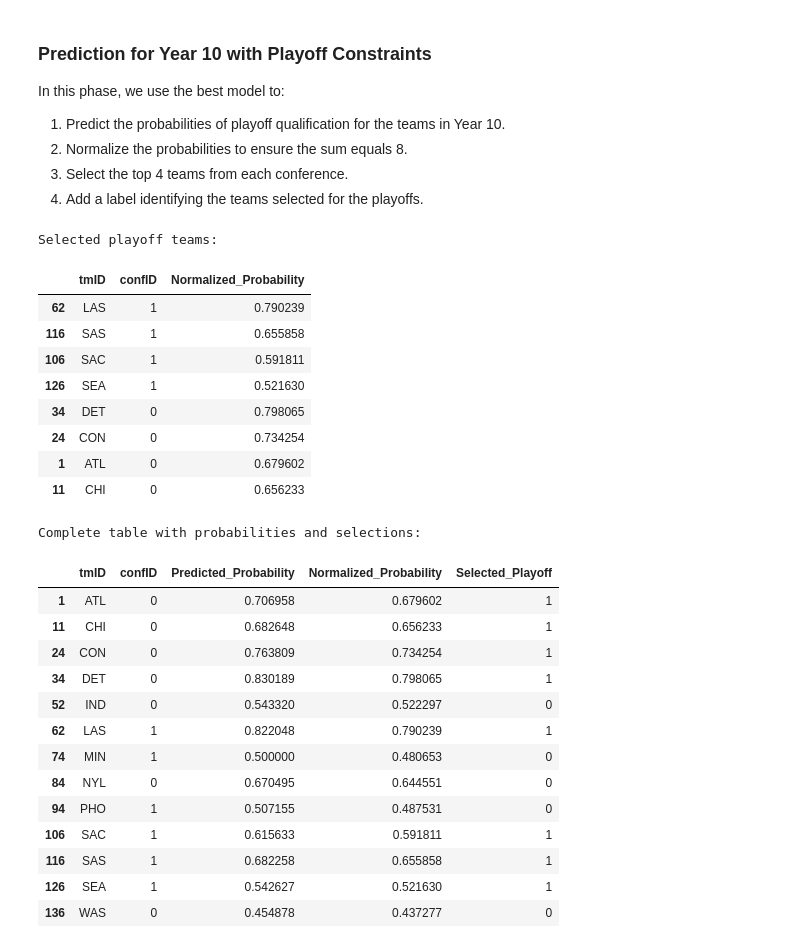
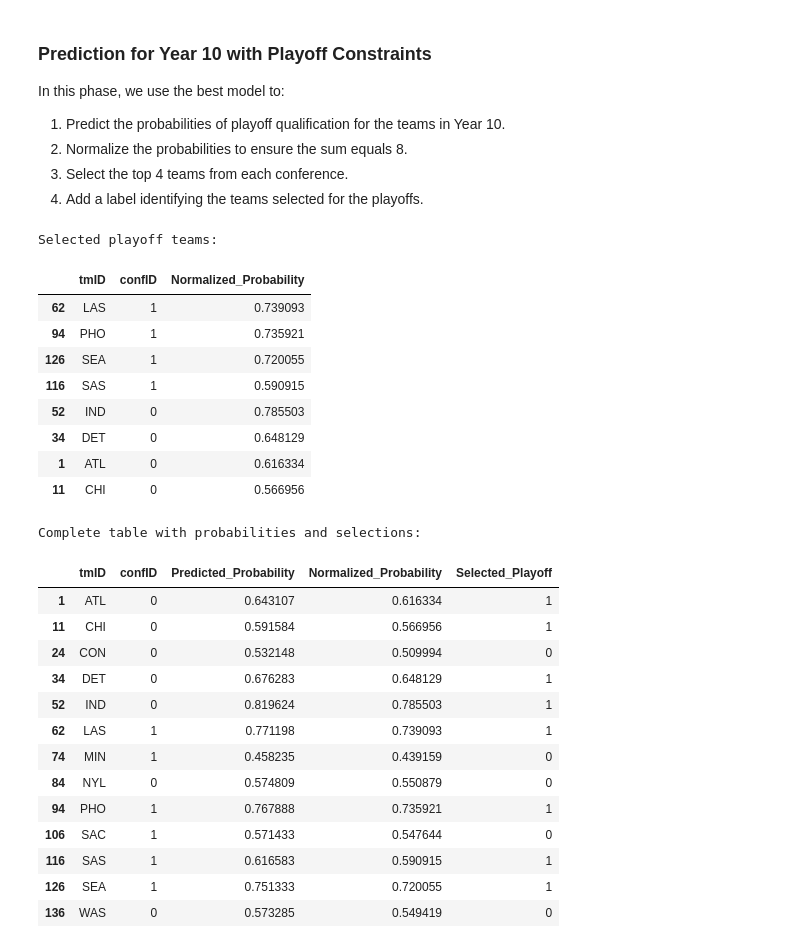
Before and after one commit to LukeDP/ML_G47, a Jupyter notebook: Code/4.Classification/classification.ipynb, the cells around one changed output. Cells and saved outputs as stored; diff of their text form; code cells hidden in the pictures.

```diff
--- a/Code/4.Classification/classification.ipynb
+++ b/Code/4.Classification/classification.ipynb
@@ -293,8 +273,8 @@ In this phase, we use the best model to:
 3. Select the top 4 teams from each conference.
 4. Add a label identifying the teams selected for the playoffs.
 # %%
-# Selected Model: SVC
-best_model = SVC(kernel="linear", probability=True)
+# Selected Model: Random Forest
+best_model = RandomForestClassifier(max_depth=5, min_samples_leaf=10)
 
 # Training the model
 best_model.fit(X_train_scaled, y_train)
@@ -305,51 +285,51 @@ probabilities = best_model.predict_proba(X_test_scaled)[:, 1]  # Probability for
 # Adding probabilities to the test set (using loc to avoid warnings)
 test_df = test_df.copy()  # Explicit copy
 test_df.loc[:, "Predicted_Probability"] = probabilities
 
 # Normalizing probabilities to satisfy the constraint ∑ Y = 8
 normalized_probabilities = 8 * probabilities / probabilities.sum()
 test_df.loc[:, "Normalized_Probability"] = normalized_probabilities
 
 # Selecting the top 4 teams with the highest probabilities for East and West
 east_teams = test_df[test_df["confID"] == 1].nlargest(4, "Normalized_Probability")
 west_teams = test_df[test_df["confID"] == 0].nlargest(4, "Normalized_Probability")
 
 # Combining the selected teams
 playoff_teams = pd.concat([east_teams, west_teams])
 
 # Adding a label to indicate which teams were selected for playoffs
 test_df.loc[:, "Selected_Playoff"] = test_df["tmID"].isin(playoff_teams["tmID"]).astype(int)
 
 # Displaying the selected playoff teams
 print("Selected playoff teams:")
 display(playoff_teams[["tmID", "confID", "Normalized_Probability"]])
 
 # Displaying the complete DataFrame with probabilities and selection labels
 print("Complete table with probabilities and selections:")
 display(test_df[["tmID", "confID", "Predicted_Probability", "Normalized_Probability", "Selected_Playoff"]])
 # %% [output]
 Selected playoff teams:
 |  | tmID | confID | Normalized_Probability |
-| 62 | LAS | 1 | 0.790239 |
-| 116 | SAS | 1 | 0.655858 |
-| 106 | SAC | 1 | 0.591811 |
-| 126 | SEA | 1 | 0.521630 |
-| 34 | DET | 0 | 0.798065 |
-| 24 | CON | 0 | 0.734254 |
-| 1 | ATL | 0 | 0.679602 |
-| 11 | CHI | 0 | 0.656233 |
+| 62 | LAS | 1 | 0.739093 |
+| 94 | PHO | 1 | 0.735921 |
+| 126 | SEA | 1 | 0.720055 |
+| 116 | SAS | 1 | 0.590915 |
+| 52 | IND | 0 | 0.785503 |
+| 34 | DET | 0 | 0.648129 |
+| 1 | ATL | 0 | 0.616334 |
+| 11 | CHI | 0 | 0.566956 |
 Complete table with probabilities and selections:
 |  | tmID | confID | Predicted_Probability | Normalized_Probability | Selected_Playoff |
-| 1 | ATL | 0 | 0.706958 | 0.679602 | 1 |
-| 11 | CHI | 0 | 0.682648 | 0.656233 | 1 |
-| 24 | CON | 0 | 0.763809 | 0.734254 | 1 |
-| 34 | DET | 0 | 0.830189 | 0.798065 | 1 |
-| 52 | IND | 0 | 0.543320 | 0.522297 | 0 |
-| 62 | LAS | 1 | 0.822048 | 0.790239 | 1 |
-| 74 | MIN | 1 | 0.500000 | 0.480653 | 0 |
-| 84 | NYL | 0 | 0.670495 | 0.644551 | 0 |
-| 94 | PHO | 1 | 0.507155 | 0.487531 | 0 |
-| 106 | SAC | 1 | 0.615633 | 0.591811 | 1 |
-| 116 | SAS | 1 | 0.682258 | 0.655858 | 1 |
-| 126 | SEA | 1 | 0.542627 | 0.521630 | 1 |
-| 136 | WAS | 0 | 0.454878 | 0.437277 | 0 |
+| 1 | ATL | 0 | 0.643107 | 0.616334 | 1 |
+| 11 | CHI | 0 | 0.591584 | 0.566956 | 1 |
+| 24 | CON | 0 | 0.532148 | 0.509994 | 0 |
+| 34 | DET | 0 | 0.676283 | 0.648129 | 1 |
+| 52 | IND | 0 | 0.819624 | 0.785503 | 1 |
+| 62 | LAS | 1 | 0.771198 | 0.739093 | 1 |
+| 74 | MIN | 1 | 0.458235 | 0.439159 | 0 |
+| 84 | NYL | 0 | 0.574809 | 0.550879 | 0 |
+| 94 | PHO | 1 | 0.767888 | 0.735921 | 1 |
+| 106 | SAC | 1 | 0.571433 | 0.547644 | 0 |
+| 116 | SAS | 1 | 0.616583 | 0.590915 | 1 |
+| 126 | SEA | 1 | 0.751333 | 0.720055 | 1 |
+| 136 | WAS | 0 | 0.573285 | 0.549419 | 0 |
```
Also changed, not shown: parts of 3 cells of this notebook, 3 other files.
